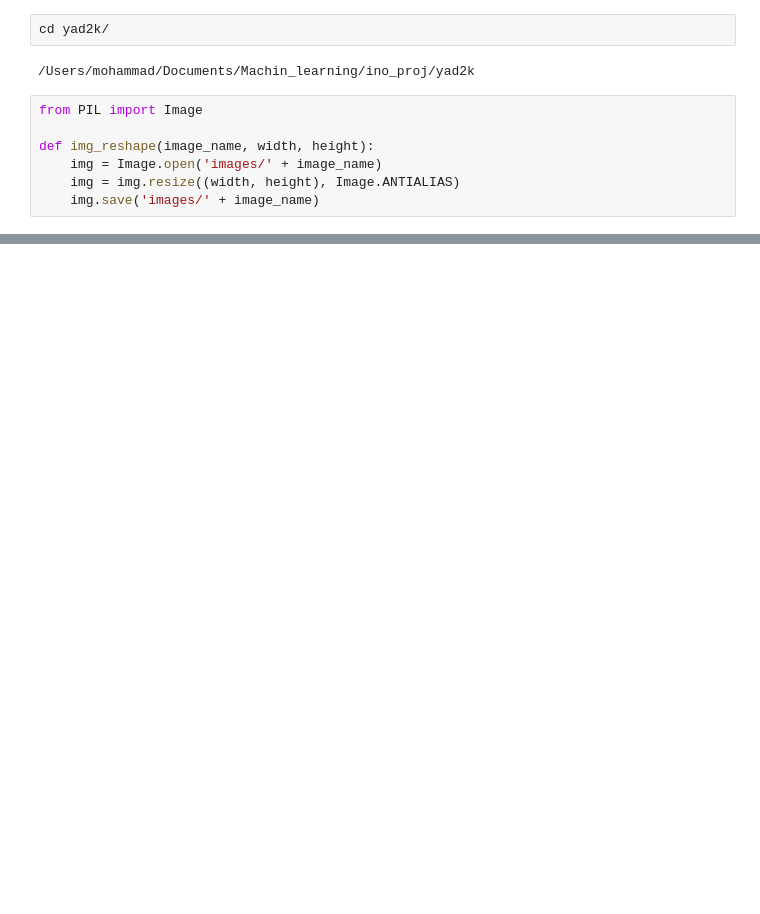
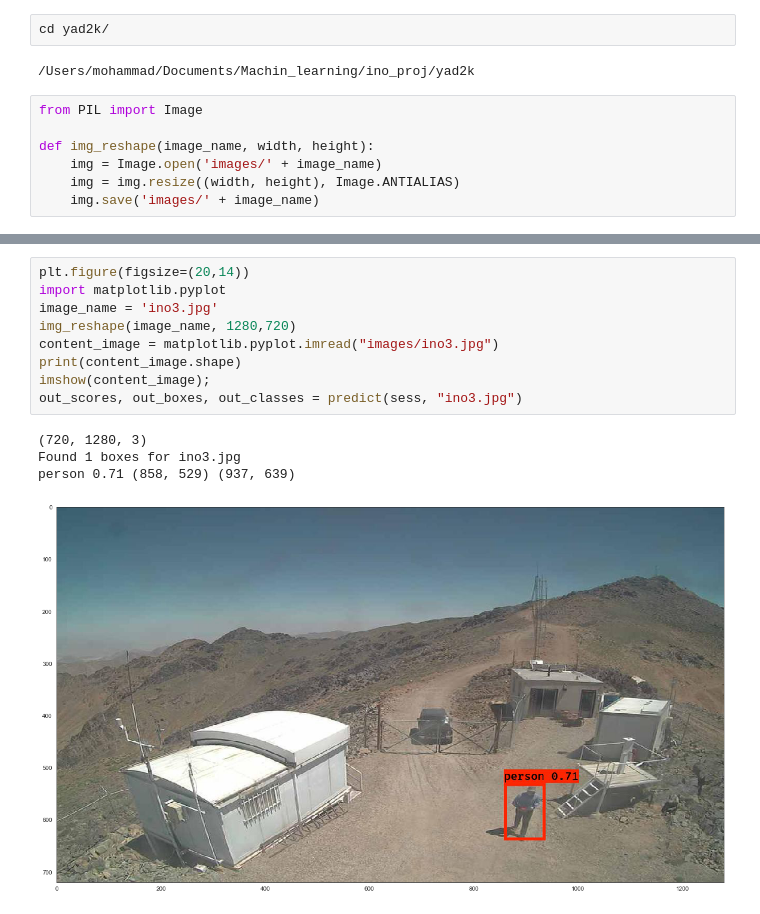
Before and after one commit to mzhoolideh/INO, a Jupyter notebook: obj_det.ipynb, the cells around one changed output, grey strips where cells are left out. Drawn from its saved outputs; the diff is of its cells as text; blank space fills up the shorter version.

```diff
--- a/obj_det.ipynb
+++ b/obj_det.ipynb
@@ -305,0 +367,14 @@ person 0.79 (985, 289) (1210, 663)
+# %%
+plt.figure(figsize=(20,14))
+import matplotlib.pyplot
+image_name = 'ino3.jpg'
+img_reshape(image_name, 1280,720)
+content_image = matplotlib.pyplot.imread("images/ino3.jpg")
+print(content_image.shape)
+imshow(content_image);
+out_scores, out_boxes, out_classes = predict(sess, "ino3.jpg")
+# %% [output]
+(720, 1280, 3)
+Found 1 boxes for ino3.jpg
+person 0.71 (858, 529) (937, 639)
+[figure, added]
```
Also changed, not shown: parts of 38 cells of this notebook.
